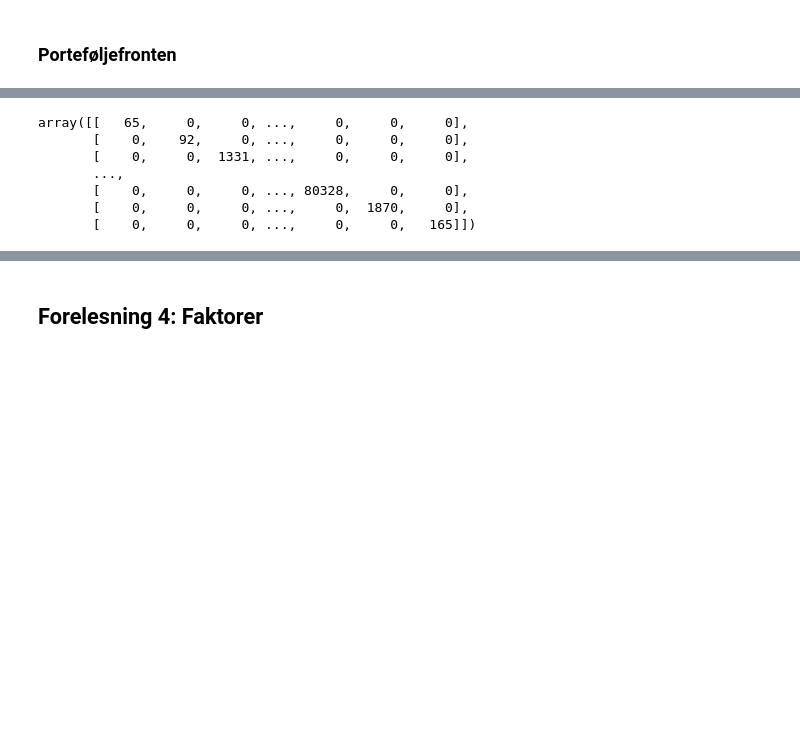
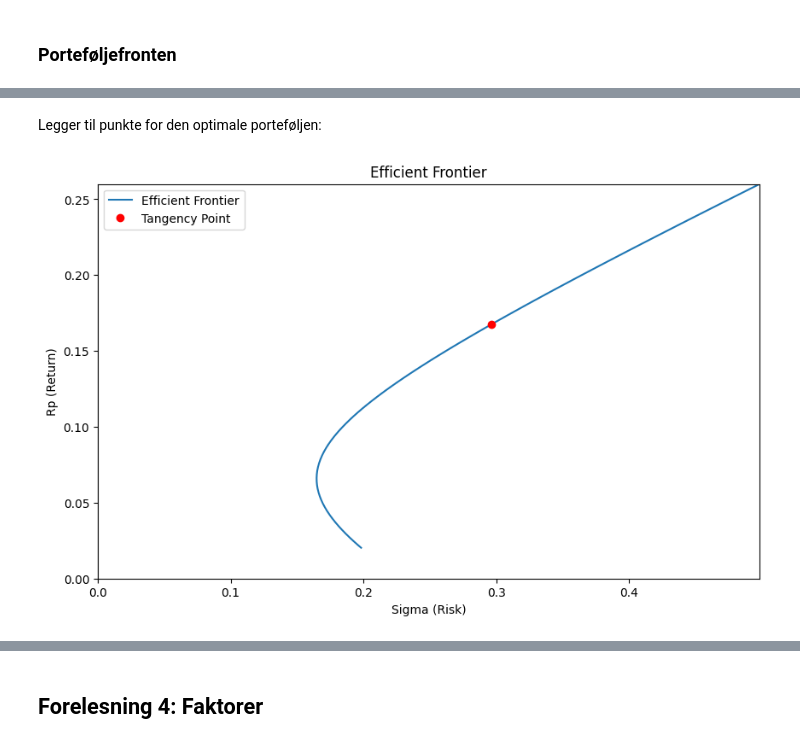
Before and after one commit to uit-sok-3011-h24/uit-sok-3011-h24.github.io, a Jupyter notebook: finans/1-introduksjon.ipynb, the cells around one changed output, grey strips where cells are left out. Saved outputs shown, nothing was run; the diff lists cells and outputs as text; code cells hidden in the pictures; blank space fills up the shorter version.

```diff
--- a/finans/1-introduksjon.ipynb
+++ b/finans/1-introduksjon.ipynb
@@ -128,0 +182,11 @@ ModuleNotFoundError: No module named 'pymssql'
+# %%
+# Converting X to a numpy array:
+X = np.array(X_df)
+
+# Calculating the covariance
+cov_matrix = np.cov(X, rowvar=False)
+
+# Calculating the means vector, and reshaping it to a
+# column vector.
+
+means = np.mean(X, axis=0).reshape((X.shape[1],1))
@@ -183,10 +238,15 @@ ax.legend()
+# %% [markdown]
+Legger til punkte for den optimale porteføljen:
 # %%
-np.array(cov_matrix*10000, dtype=int)
+# Calculating the tangency point of the normalized
+# optimal portfolio
+tangency_sigma =  portfolio_front(C/B, A, B, C)
+
+#plotting it, after annualizing the weekly data
+ax.plot(plot_scale**0.5*tangency_sigma,
+					plot_scale*(C/B + rf),
+					'ro',label='Tangency Point')
+ax.legend()
+fig
 # %% [output]
-array([[   65,     0,     0, ...,     0,     0,     0],
-       [    0,    92,     0, ...,     0,     0,     0],
-       [    0,     0,  1331, ...,     0,     0,     0],
-       ...,
-       [    0,     0,     0, ..., 80328,     0,     0],
-       [    0,     0,     0, ...,     0,  1870,     0],
-       [    0,     0,     0, ...,     0,     0,   165]])
+[figure, added]
```
Also changed, not shown: parts of 25 cells of this notebook, 16 other files.
